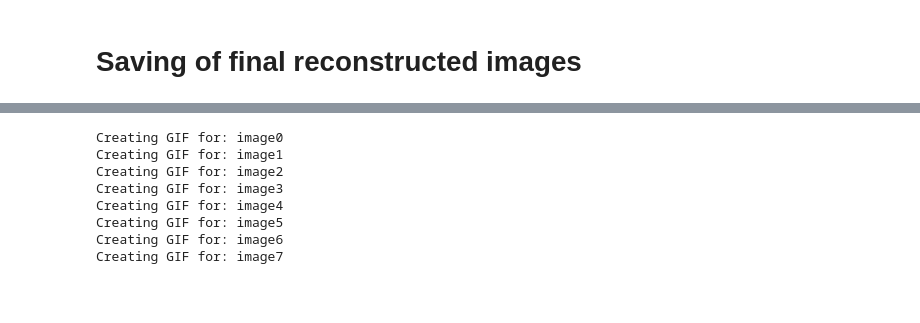
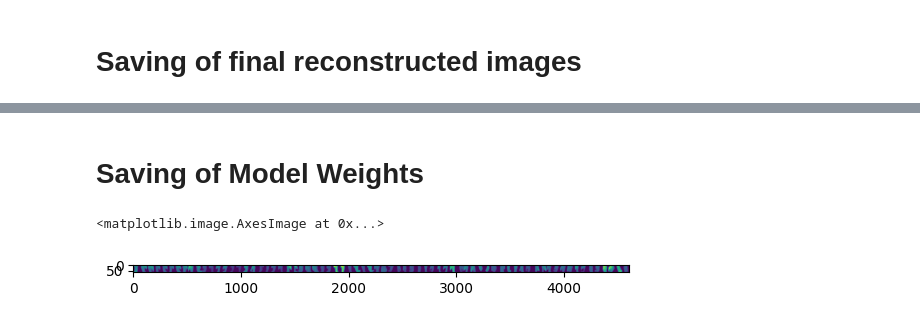
Before and after one commit to aronnicksnts/MURA-Classification, a Jupyter notebook: main_notebook.ipynb, the cells around one changed output, grey strips where cells are left out. Cells and saved outputs as stored; diff of their text form; code cells hidden in the pictures; blank space fills up the shorter version.

```diff
--- a/main_notebook.ipynb
+++ b/main_notebook.ipynb
@@ -398,19 +293,0 @@ def create_gif(folder_path, output_path, duration=50):
-# %%
-
-gif_folder_path = model_file_path + "/" + "callback_images"
-image_folders = ['image0', 'image1', 'image2', 'image3', 'image4', 'image5', 'image6', 'image7']
-
-for i,folder in enumerate(image_folders):
-    curr_folder = gif_folder_path + "/" + folder
-    gif_output_path = gif_folder_path + "/" + f"image{i}.gif"
-    print(f"Creating GIF for: image{i}")
-    create_gif(curr_folder, gif_output_path)
-# %% [output]
-Creating GIF for: image0
-Creating GIF for: image1
-Creating GIF for: image2
-Creating GIF for: image3
-Creating GIF for: image4
-Creating GIF for: image5
-Creating GIF for: image6
-Creating GIF for: image7
@@ -416,0 +305,2 @@ Creating GIF for: image7
+# %% [markdown]
+# Saving of Model Weights
@@ -416,0 +309,6 @@ Creating GIF for: image7
+# %%
+new_image = np.concatenate(history_valid[0], axis=1)
+plt.imshow(new_image)
+# %% [output]
+<matplotlib.image.AxesImage at 0x...>
+[figure, added]
```
Also changed, not shown: parts of 29 cells of this notebook, 1 other file.
